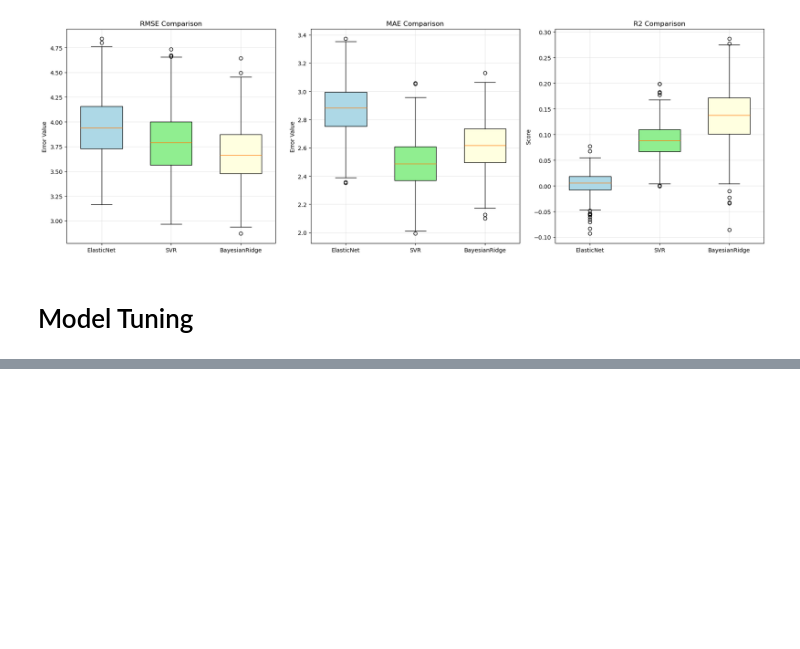
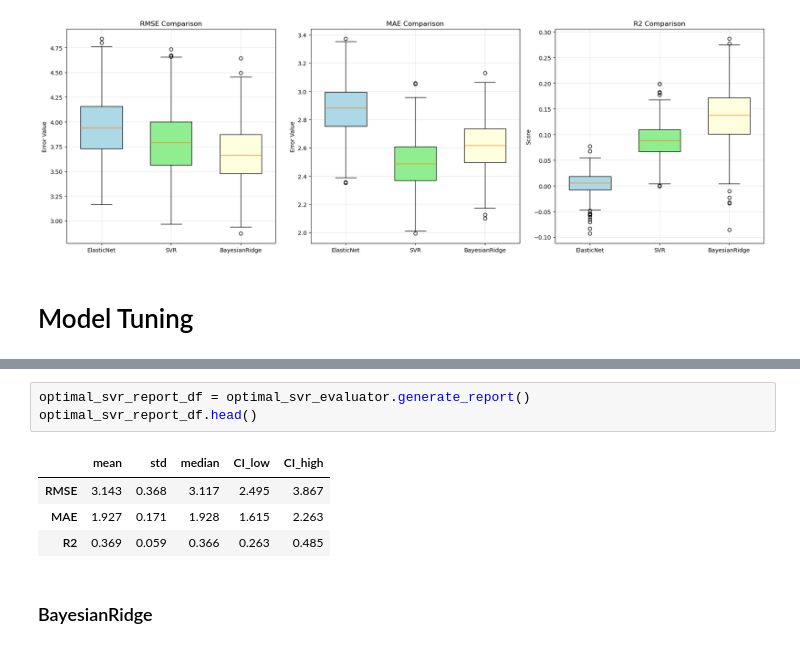
Before and after one commit to ikotsov/MLCB-Assignment-1, a Jupyter notebook: notebooks/model_analysis.ipynb, the cells around one changed output, grey strips where cells are left out. Cells and saved outputs as stored; diff of their text form; blank space fills up the shorter version.

```diff
--- a/notebooks/model_analysis.ipynb
+++ b/notebooks/model_analysis.ipynb
@@ -233,0 +292,10 @@ compare_model_metrics(
+# %%
+optimal_svr_report_df = optimal_svr_evaluator.generate_report()
+optimal_svr_report_df.head()
+# %% [output]
+|  | mean | std | median | CI_low | CI_high |
+| RMSE | 3.143 | 0.368 | 3.117 | 2.495 | 3.867 |
+| MAE | 1.927 | 0.171 | 1.928 | 1.615 | 2.263 |
+| R2 | 0.369 | 0.059 | 0.366 | 0.263 | 0.485 |
+# %% [markdown]
+### BayesianRidge
```
Also changed, not shown: parts of 13 cells of this notebook, 3 other files.
